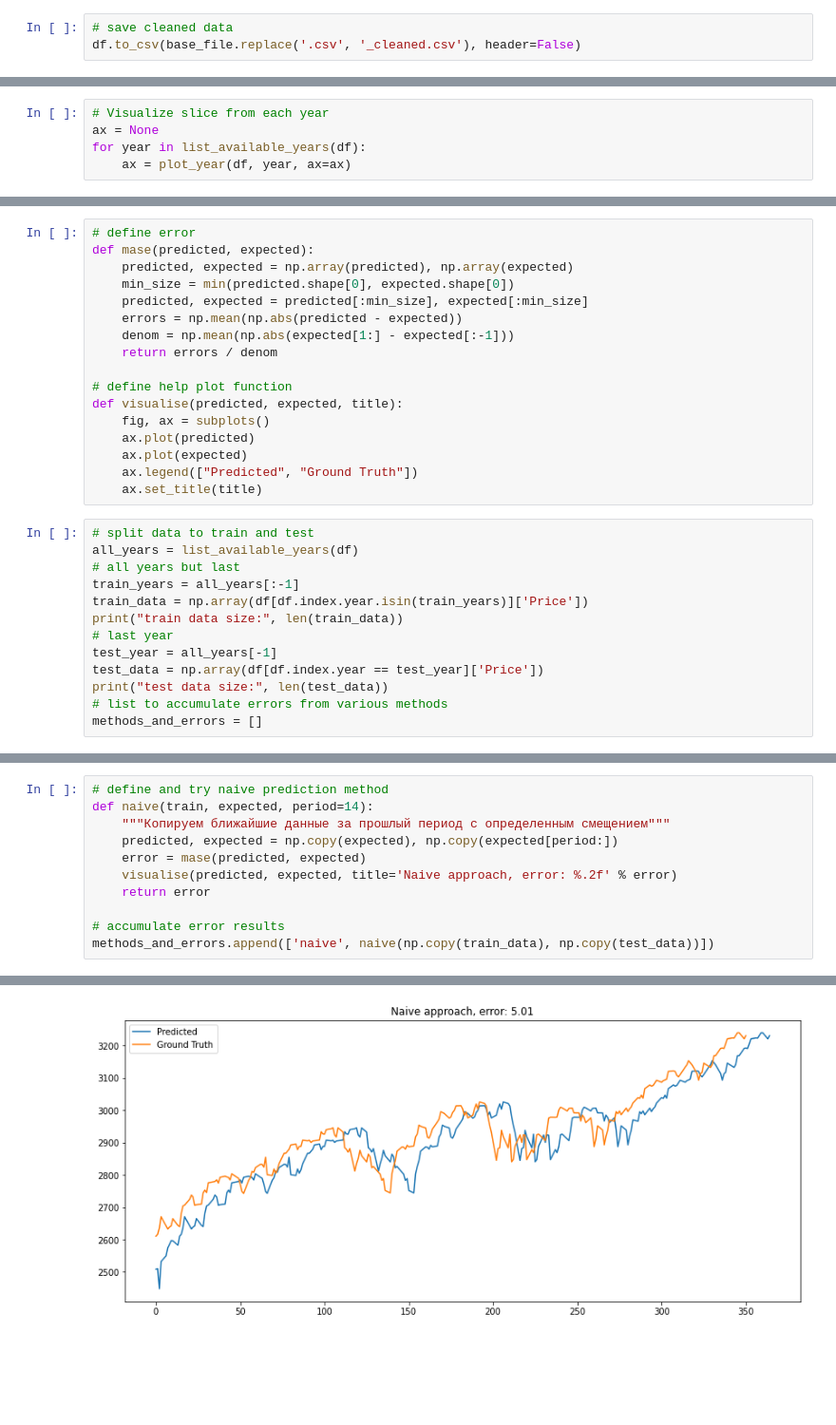
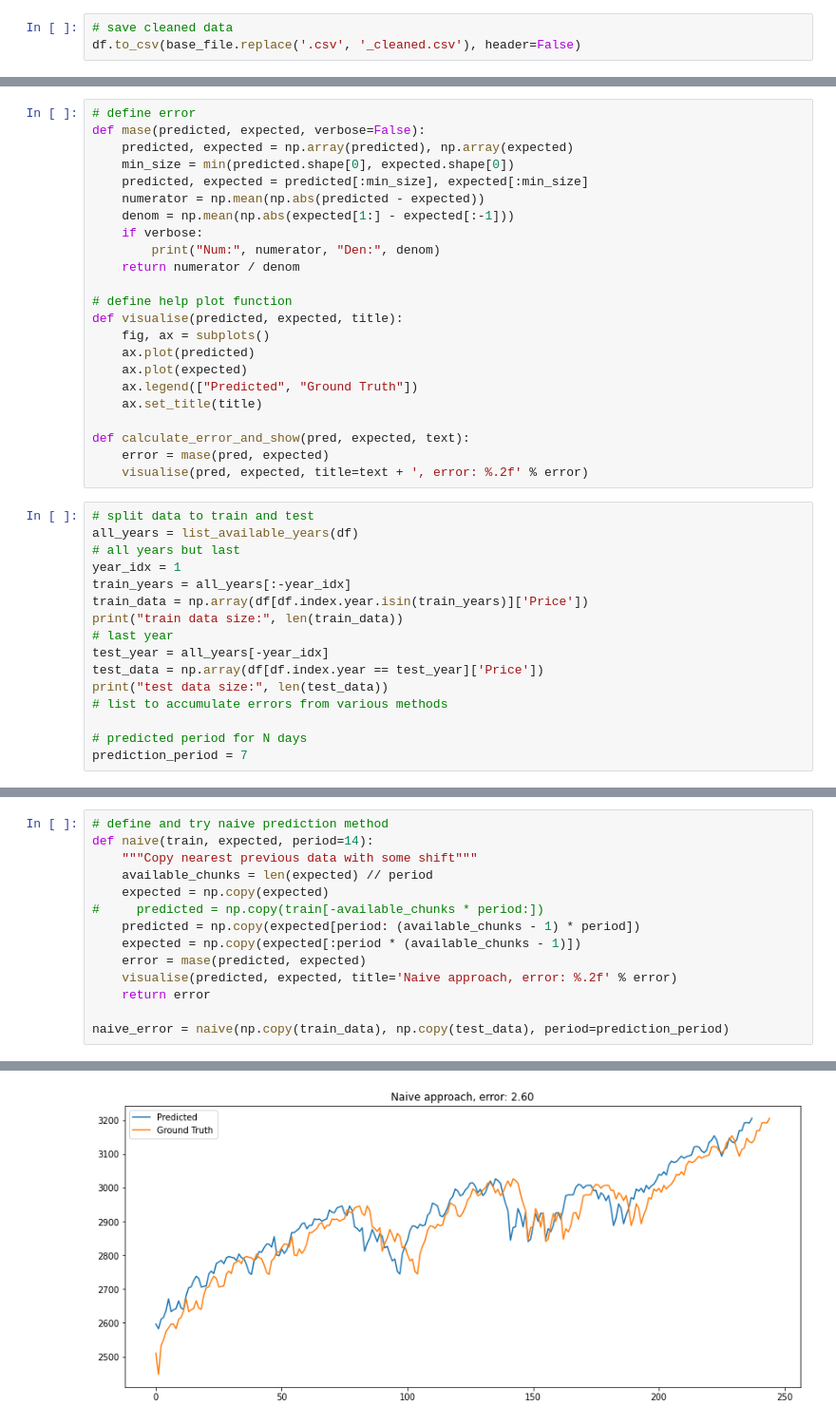
Before and after one commit to ikhlestov/data_mining, a Jupyter notebook: lr_1/time_series.ipynb, the cells around one changed output, grey strips where cells are left out. Shown at 95% size. Drawn from its saved outputs; the diff is of its cells as text; blank space fills up the shorter version.

```diff
--- a/lr_1/time_series.ipynb
+++ b/lr_1/time_series.ipynb
@@ -98,5 +106,0 @@ def plot_year(df, year, ax=None):
-# %%
-# Visualize slice from each year
-ax = None
-for year in list_available_years(df):
-    ax = plot_year(df, year, ax=ax)
@@ -105,12 +107,14 @@ for year in list_available_years(df):
 # %%
 # define error
-def mase(predicted, expected):
+def mase(predicted, expected, verbose=False):
     predicted, expected = np.array(predicted), np.array(expected)
     min_size = min(predicted.shape[0], expected.shape[0])
     predicted, expected = predicted[:min_size], expected[:min_size]
-    errors = np.mean(np.abs(predicted - expected))
+    numerator = np.mean(np.abs(predicted - expected))
     denom = np.mean(np.abs(expected[1:] - expected[:-1]))
-    return errors / denom
+    if verbose:
+        print("Num:", numerator, "Den:", denom)
+    return numerator / denom
 
 # define help plot function
 def visualise(predicted, expected, title):
@@ -119,17 +123,24 @@ def visualise(predicted, expected, title):
     ax.plot(expected)
     ax.legend(["Predicted", "Ground Truth"])
     ax.set_title(title)
+
+def calculate_error_and_show(pred, expected, text):
+    error = mase(pred, expected)
+    visualise(pred, expected, title=text + ', error: %.2f' % error)
 # %%
 # split data to train and test
 all_years = list_available_years(df)
 # all years but last
-train_years = all_years[:-1]
+year_idx = 1
+train_years = all_years[:-year_idx]
 train_data = np.array(df[df.index.year.isin(train_years)]['Price'])
 print("train data size:", len(train_data))
 # last year
-test_year = all_years[-1]
+test_year = all_years[-year_idx]
 test_data = np.array(df[df.index.year == test_year]['Price'])
 print("test data size:", len(test_data))
 # list to accumulate errors from various methods
-methods_and_errors = []
+
+# predicted period for N days
+prediction_period = 7
 # %% [output]
@@ -138,12 +149,15 @@ test data size: 365
 # %%
 # define and try naive prediction method
 def naive(train, expected, period=14):
-    """Копируем ближайшие данные за прошлый период с определенным смещением"""
-    predicted, expected = np.copy(expected), np.copy(expected[period:])
+    """Copy nearest previous data with some shift"""
+    available_chunks = len(expected) // period
+    expected = np.copy(expected)
+#     predicted = np.copy(train[-available_chunks * period:])
+    predicted = np.copy(expected[period: (available_chunks - 1) * period])
+    expected = np.copy(expected[:period * (available_chunks - 1)])
     error = mase(predicted, expected)
     visualise(predicted, expected, title='Naive approach, error: %.2f' % error)
     return error
 
-# accumulate error results
-methods_and_errors.append(['naive', naive(np.copy(train_data), np.copy(test_data))])
+naive_error = naive(np.copy(train_data), np.copy(test_data), period=prediction_period)
 # %% [output]
@@ -150 +165 @@ methods_and_errors.append(['naive', naive(np.copy(train_data), np.copy(test_data
-[figure, old version]
+[figure, new version]
```
Also changed, not shown: parts of 18 cells of this notebook, 6 other files.
